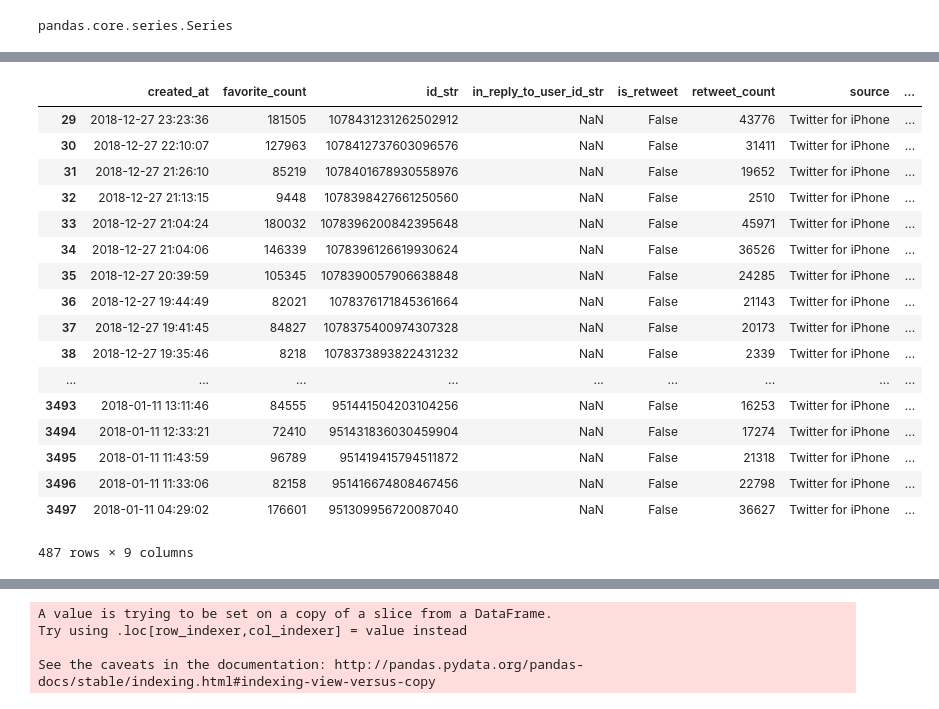
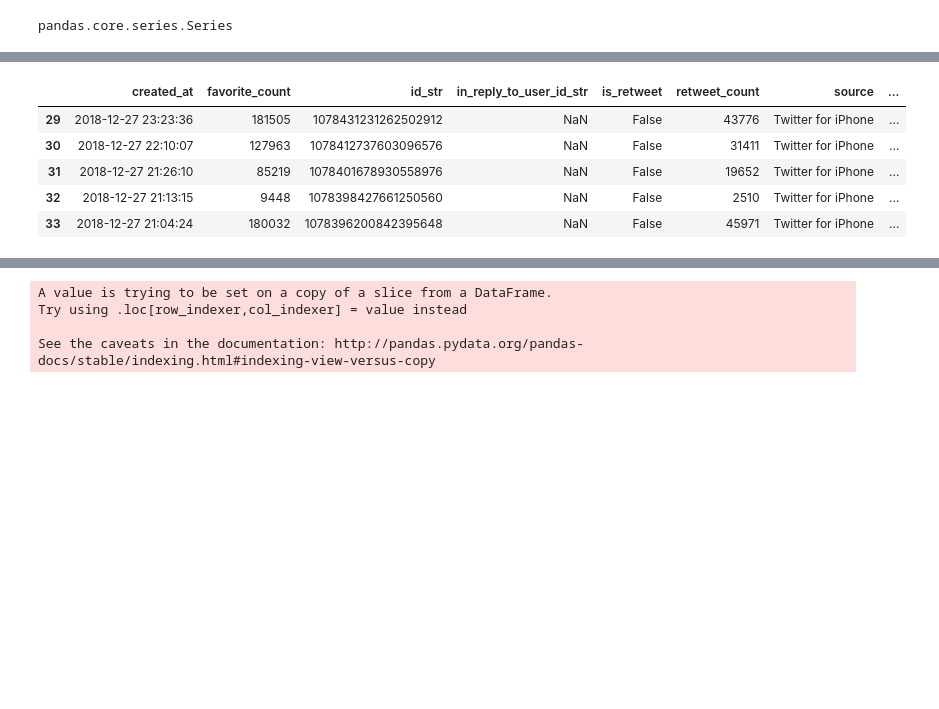
Before and after one commit to dorisep/Project3, a Jupyter notebook: NLP vader.ipynb, the cells around one changed output, grey strips where cells are left out. Cells and saved outputs as stored; diff of their text form; code cells hidden in the pictures; blank space fills up the shorter version.

```diff
--- a/NLP vader.ipynb
+++ b/NLP vader.ipynb
@@ -271,26 +213,14 @@ for sentence in sentences:
 {'neg': 0.0, 'neu': 0.792, 'pos': 0.208, 'compound': 0.4391}
 # %%
 Thursday_df=dfRt.loc[dfRt['day_of_week'] == "Thursday"]
-Thursday_df
+Thursday_df.head()
 # %% [output]
 |  | created_at | favorite_count | id_str | in_reply_to_user_id_str | is_retweet | retweet_count | source | ... |
 | 29 | 2018-12-27 23:23:36 | 181505 | 1078431231262502912 | NaN | False | 43776 | Twitter for iPhone | ... |
 | 30 | 2018-12-27 22:10:07 | 127963 | 1078412737603096576 | NaN | False | 31411 | Twitter for iPhone | ... |
 | 31 | 2018-12-27 21:26:10 | 85219 | 1078401678930558976 | NaN | False | 19652 | Twitter for iPhone | ... |
 | 32 | 2018-12-27 21:13:15 | 9448 | 1078398427661250560 | NaN | False | 2510 | Twitter for iPhone | ... |
 | 33 | 2018-12-27 21:04:24 | 180032 | 1078396200842395648 | NaN | False | 45971 | Twitter for iPhone | ... |
-| 34 | 2018-12-27 21:04:06 | 146339 | 1078396126619930624 | NaN | False | 36526 | Twitter for iPhone | ... |
-| 35 | 2018-12-27 20:39:59 | 105345 | 1078390057906638848 | NaN | False | 24285 | Twitter for iPhone | ... |
-| 36 | 2018-12-27 19:44:49 | 82021 | 1078376171845361664 | NaN | False | 21143 | Twitter for iPhone | ... |
-| 37 | 2018-12-27 19:41:45 | 84827 | 1078375400974307328 | NaN | False | 20173 | Twitter for iPhone | ... |
-| 38 | 2018-12-27 19:35:46 | 8218 | 1078373893822431232 | NaN | False | 2339 | Twitter for iPhone | ... |
-| ... | ... | ... | ... | ... | ... | ... | ... | ... |
-| 3493 | 2018-01-11 13:11:46 | 84555 | 951441504203104256 | NaN | False | 16253 | Twitter for iPhone | ... |
-| 3494 | 2018-01-11 12:33:21 | 72410 | 951431836030459904 | NaN | False | 17274 | Twitter for iPhone | ... |
-| 3495 | 2018-01-11 11:43:59 | 96789 | 951419415794511872 | NaN | False | 21318 | Twitter for iPhone | ... |
-| 3496 | 2018-01-11 11:33:06 | 82158 | 951416674808467456 | NaN | False | 22798 | Twitter for iPhone | ... |
-| 3497 | 2018-01-11 04:29:02 | 176601 | 951309956720087040 | NaN | False | 36627 | Twitter for iPhone | ... |
-487 rows × 9 columns
 # %%
 # setting text column to a varible
 sentences = Thursday_df["text"]
```
Also changed, not shown: parts of 23 cells of this notebook.
